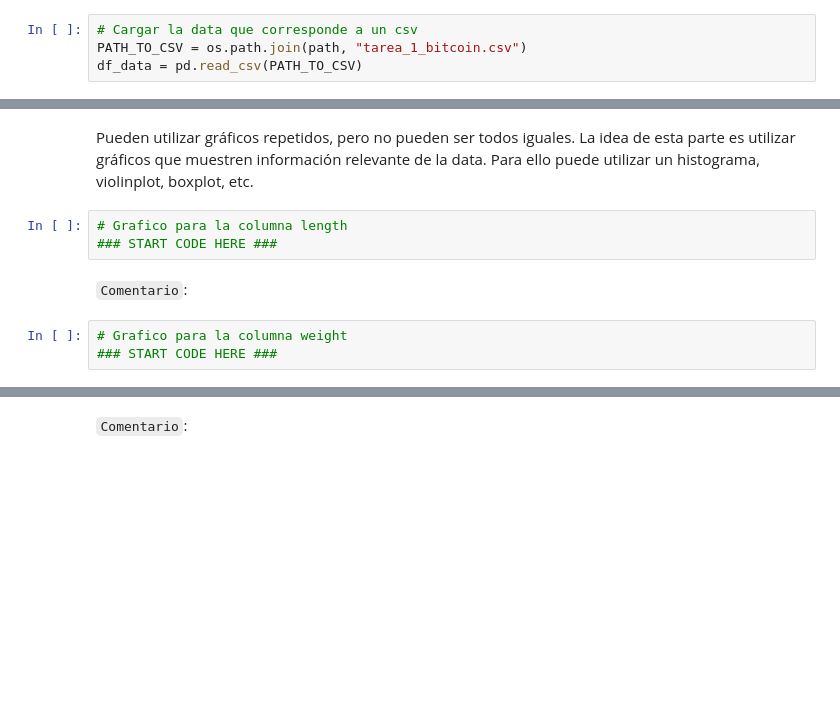
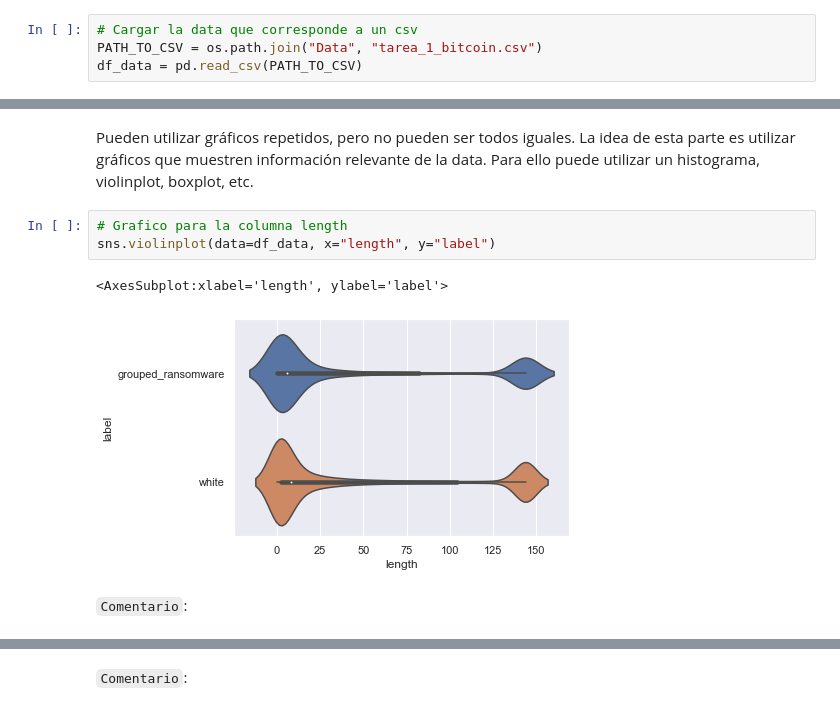
Before and after one commit to Bastian951/INF398-INTRODUCCION-AL-APRENDIZAJE-AUTOMATICO, a Jupyter notebook: Tarea 1/Tarea_1_ML_2022_1.ipynb, the cells around one changed output, grey strips where cells are left out. Cells and saved outputs as stored; diff of their text form; blank space fills up the shorter version.

Commit message:
algunos graficos

```diff
--- a/Tarea 1/Tarea_1_ML_2022_1.ipynb
+++ b/Tarea 1/Tarea_1_ML_2022_1.ipynb
@@ -158,7 +157,7 @@ y un target (lo que queremos predecir):
 Lo primero que vamos a hacer es cargar la data y explorar un poco su contenido
 # %%
 # Cargar la data que corresponde a un csv
-PATH_TO_CSV = os.path.join(path, "tarea_1_bitcoin.csv")
+PATH_TO_CSV = os.path.join("Data", "tarea_1_bitcoin.csv")
 df_data = pd.read_csv(PATH_TO_CSV)
 # %% [markdown]
 ## Exploración de la data
@@ -259,9 +258,9 @@ Ahora ya sabemos un poco más de la data:
 Pueden utilizar gráficos repetidos, pero no pueden ser todos iguales. La idea de esta parte es utilizar gráficos que muestren información relevante de la data. Para ello puede utilizar un histograma, violinplot, boxplot, etc.
 # %%
 # Grafico para la columna length
-### START CODE HERE ###
+sns.violinplot(data=df_data, x="length", y="label")
+# %% [output]
+<AxesSubplot:xlabel='length', ylabel='label'>
+[figure, added]
 # %% [markdown]
 `Comentario`:
-# %%
-# Grafico para la columna weight
-### START CODE HERE ###
```
Also changed, not shown: parts of 4 cells of this notebook.
